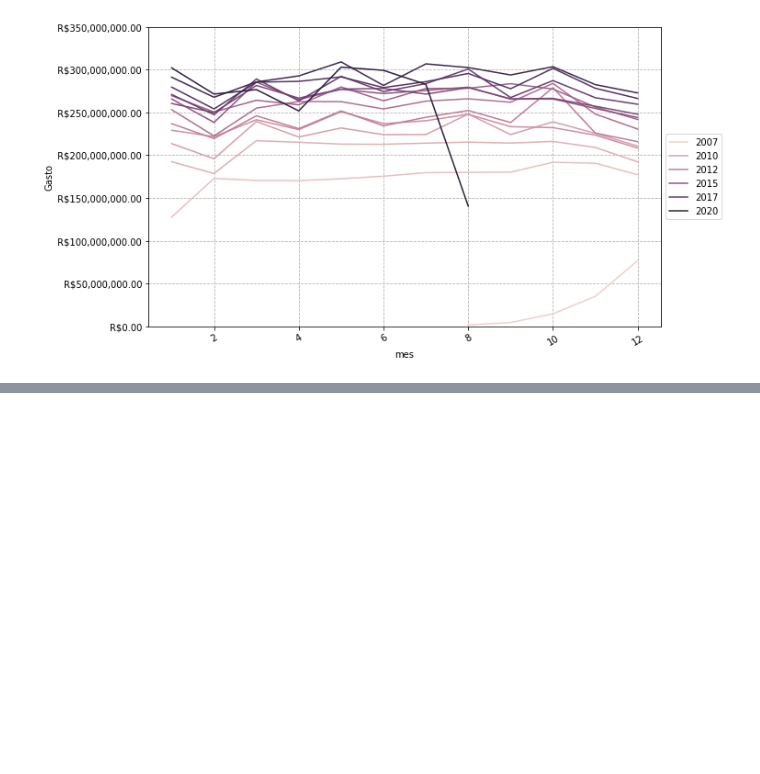
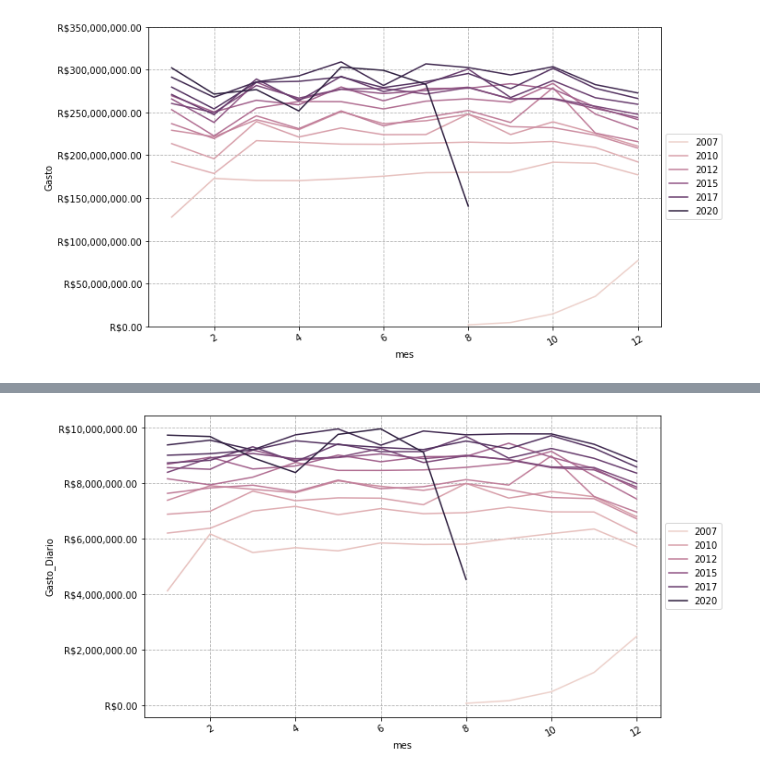
Before and after one commit to Kensawa94/Portifolio-Alura, a Jupyter notebook: Diário/Módulo 2/Atividade - 6/Atividade - 6.ipynb, the cells around one changed output, grey strips where cells are left out. Cells and saved outputs as stored; diff of their text form; code cells hidden in the pictures; blank space fills up the shorter version.

```diff
--- a/Diário/Módulo 2/Atividade - 6/Atividade - 6.ipynb
+++ b/Diário/Módulo 2/Atividade - 6/Atividade - 6.ipynb
@@ -680,3 +680,18 @@ plt.legend(loc='center left', bbox_to_anchor=(1.0, 0.5))
 plt.show()
 # %% [output]
 [figure]
+# %%
+dias_do_mes = {
+    1:31,
+    2:28,
+    3:31,
+    4:30,
+    5:31,
+    6:30,
+    7:31,
+    8:31,
+    9:30,
+    10:31,
+    11:30,
+    12:31
+}
@@ -682,0 +714,12 @@ plt.show()
+# %%
+mensalT_melted['Gasto_Diario'] =  mensalT_melted['Gasto']/mensalT_melted['mes'].map(dias_do_mes)
+# %%
+plt.figure(figsize=(10,6))
+ax = sns.lineplot(data = mensalT_melted.query("UF =='São Paulo'") ,x='mes', y ='Gasto_Diario', hue = 'ano' )
+ax.yaxis.set_major_formatter(ticker.StrMethodFormatter('R${x:,.2f}'))
+plt.xticks(rotation=30)
+plt.grid(linestyle='--')
+plt.legend(loc='center left', bbox_to_anchor=(1.0, 0.5))
+plt.show()
+# %% [output]
+[figure, added]
```
Also changed, not shown: parts of 17 cells of this notebook.
